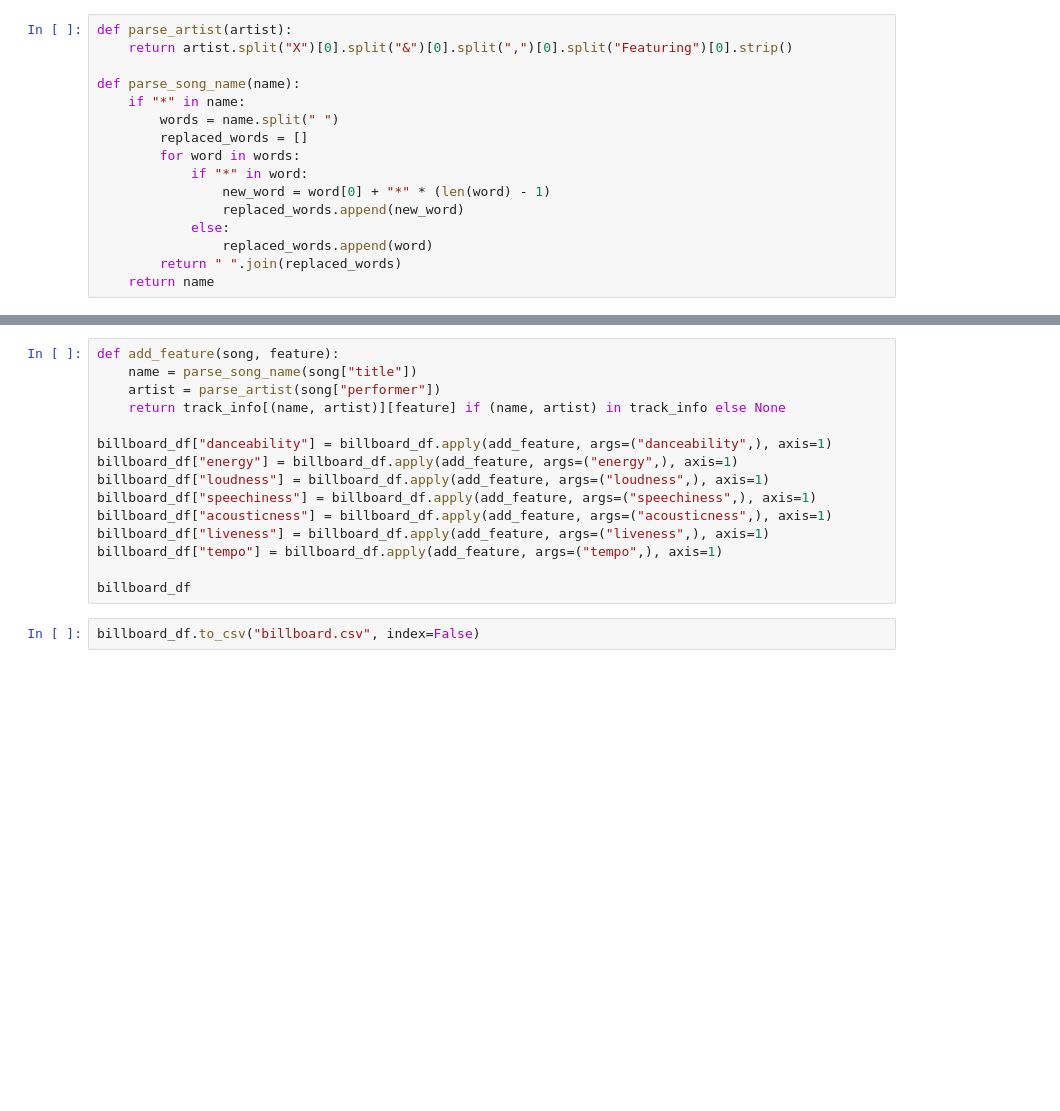
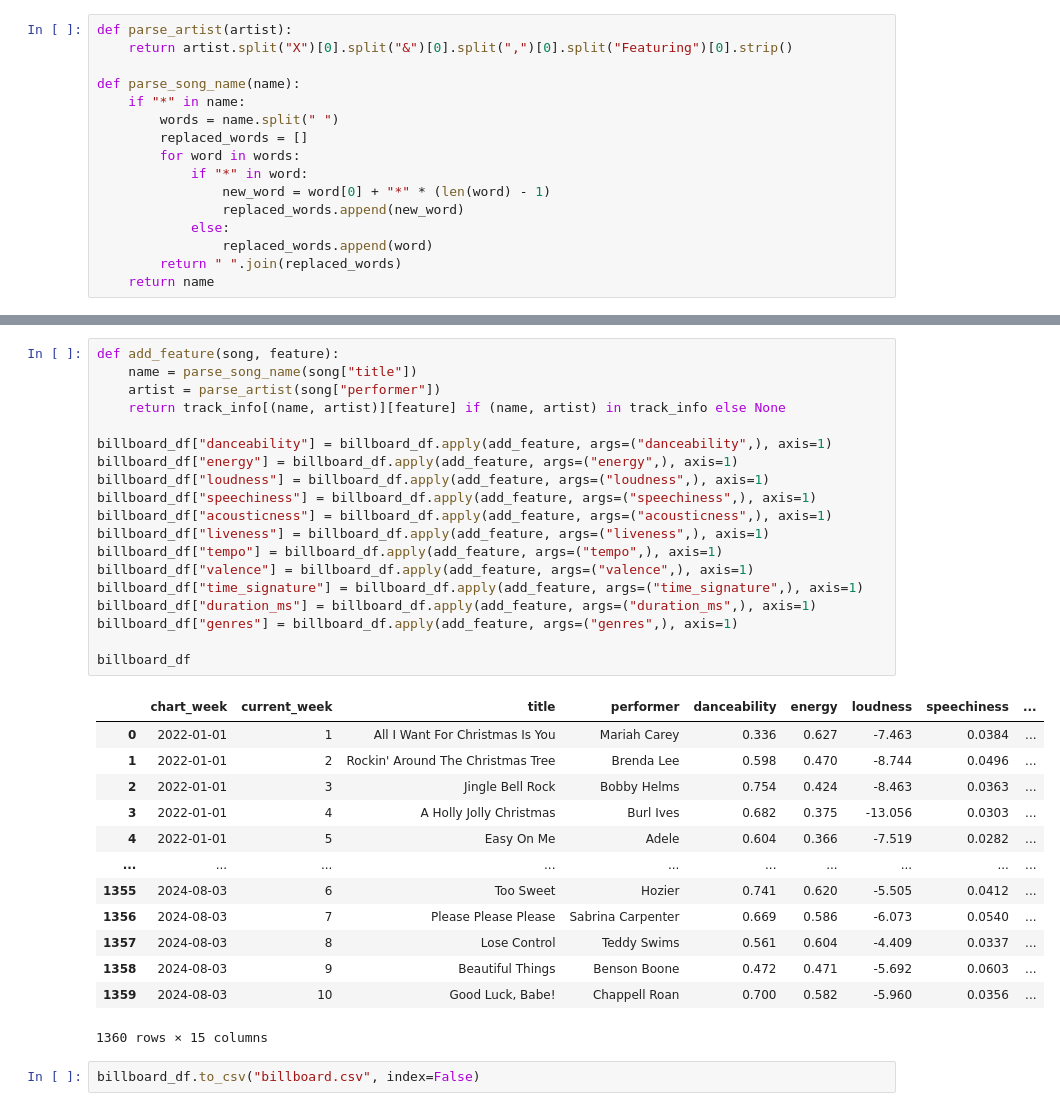
Before and after one commit to pxv6460/Music-is-the-Answer, a Jupyter notebook: project_1.ipynb, the cells around one changed output, grey strips where cells are left out. Cells and saved outputs as stored; diff of their text form; blank space fills up the shorter version.

```diff
--- a/project_1.ipynb
+++ b/project_1.ipynb
@@ -117,18 +201,36 @@ print(f"Features found: {', '.join(next(iter(track_info.values())).keys())}")
 # %%
 def add_feature(song, feature):
     name = parse_song_name(song["title"])
     artist = parse_artist(song["performer"])
     return track_info[(name, artist)][feature] if (name, artist) in track_info else None
 
 billboard_df["danceability"] = billboard_df.apply(add_feature, args=("danceability",), axis=1)
 billboard_df["energy"] = billboard_df.apply(add_feature, args=("energy",), axis=1)
 billboard_df["loudness"] = billboard_df.apply(add_feature, args=("loudness",), axis=1)
 billboard_df["speechiness"] = billboard_df.apply(add_feature, args=("speechiness",), axis=1)
 billboard_df["acousticness"] = billboard_df.apply(add_feature, args=("acousticness",), axis=1)
 billboard_df["liveness"] = billboard_df.apply(add_feature, args=("liveness",), axis=1)
 billboard_df["tempo"] = billboard_df.apply(add_feature, args=("tempo",), axis=1)
+billboard_df["valence"] = billboard_df.apply(add_feature, args=("valence",), axis=1)
+billboard_df["time_signature"] = billboard_df.apply(add_feature, args=("time_signature",), axis=1)
+billboard_df["duration_ms"] = billboard_df.apply(add_feature, args=("duration_ms",), axis=1)
+billboard_df["genres"] = billboard_df.apply(add_feature, args=("genres",), axis=1)
 
 billboard_df
+# %% [output]
+|  | chart_week | current_week | title | performer | danceability | energy | loudness | speechiness | ... |
+| 0 | 2022-01-01 | 1 | All I Want For Christmas Is You | Mariah Carey | 0.336 | 0.627 | -7.463 | 0.0384 | ... |
+| 1 | 2022-01-01 | 2 | Rockin' Around The Christmas Tree | Brenda Lee | 0.598 | 0.470 | -8.744 | 0.0496 | ... |
+| 2 | 2022-01-01 | 3 | Jingle Bell Rock | Bobby Helms | 0.754 | 0.424 | -8.463 | 0.0363 | ... |
+| 3 | 2022-01-01 | 4 | A Holly Jolly Christmas | Burl Ives | 0.682 | 0.375 | -13.056 | 0.0303 | ... |
+| 4 | 2022-01-01 | 5 | Easy On Me | Adele | 0.604 | 0.366 | -7.519 | 0.0282 | ... |
+| ... | ... | ... | ... | ... | ... | ... | ... | ... | ... |
+| 1355 | 2024-08-03 | 6 | Too Sweet | Hozier | 0.741 | 0.620 | -5.505 | 0.0412 | ... |
+| 1356 | 2024-08-03 | 7 | Please Please Please | Sabrina Carpenter | 0.669 | 0.586 | -6.073 | 0.0540 | ... |
+| 1357 | 2024-08-03 | 8 | Lose Control | Teddy Swims | 0.561 | 0.604 | -4.409 | 0.0337 | ... |
+| 1358 | 2024-08-03 | 9 | Beautiful Things | Benson Boone | 0.472 | 0.471 | -5.692 | 0.0603 | ... |
+| 1359 | 2024-08-03 | 10 | Good Luck, Babe! | Chappell Roan | 0.700 | 0.582 | -5.960 | 0.0356 | ... |
+1360 rows × 15 columns
 # %%
 billboard_df.to_csv("billboard.csv", index=False)
 # %%
```
Also changed, not shown: parts of 9 cells of this notebook.
